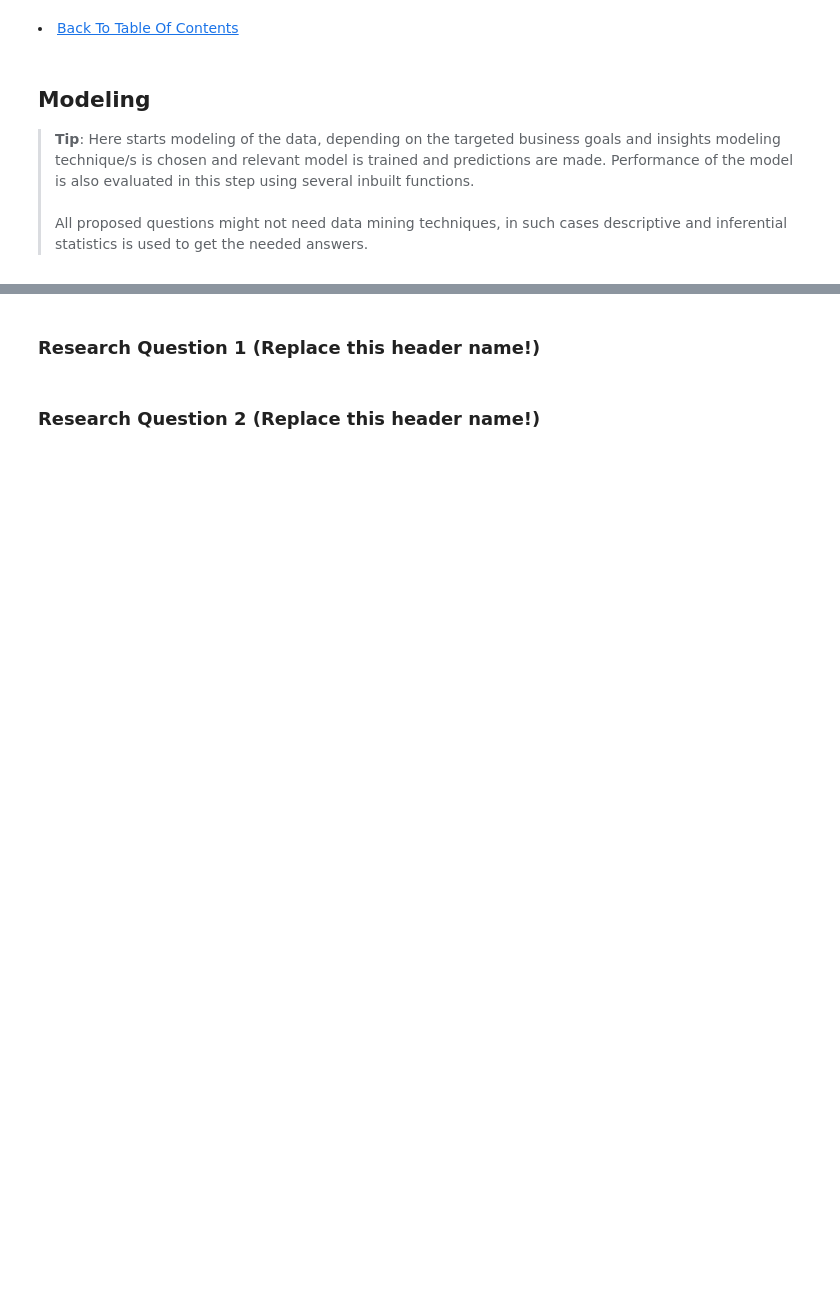
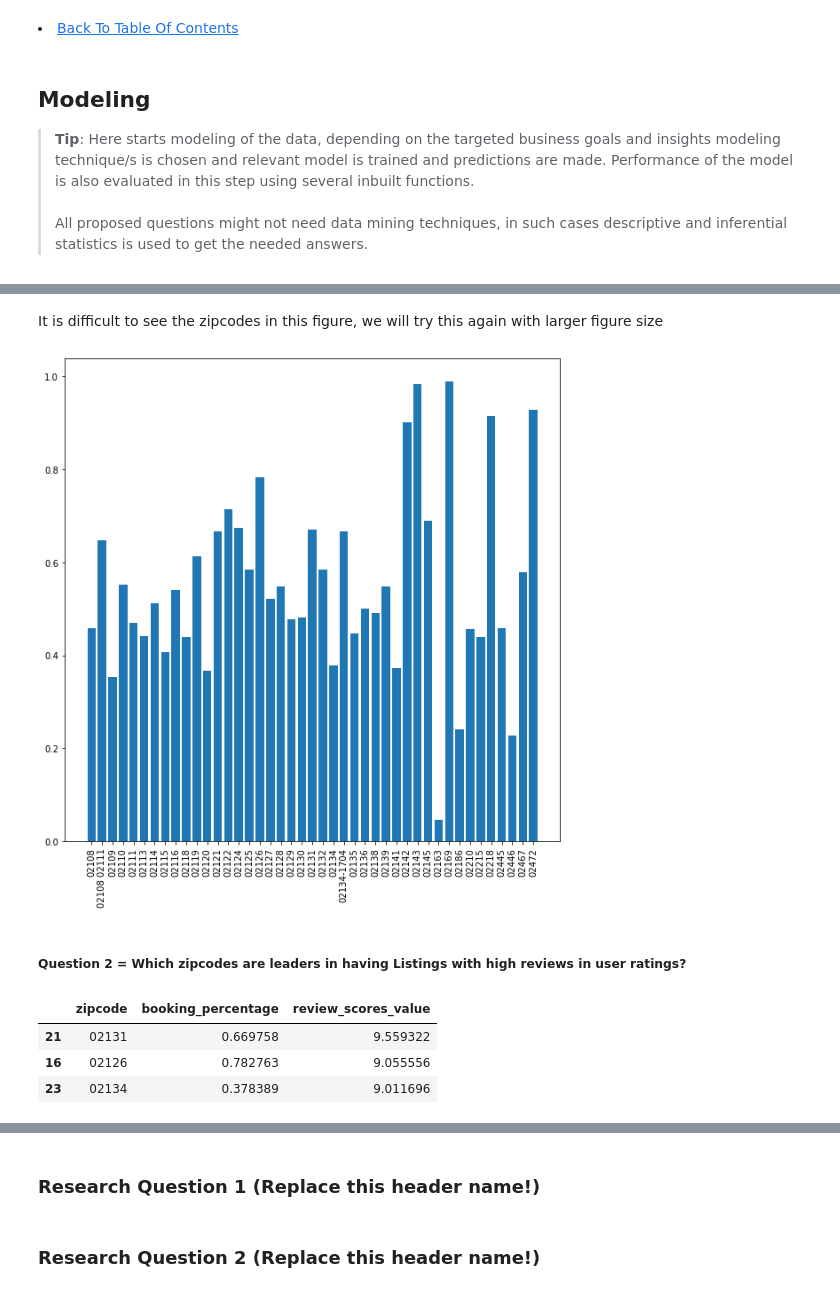
Before and after one commit to sdaphtardar/airbnb_dataset_analysis, a Jupyter notebook: AirBnB_Data_Analysis.ipynb, the cells around one changed output, grey strips where cells are left out. Cells and saved outputs as stored; diff of their text form; code cells hidden in the pictures; blank space fills up the shorter version.

Commit message:
Answer descriptive statistics questions

```diff
--- a/AirBnB_Data_Analysis.ipynb
+++ b/AirBnB_Data_Analysis.ipynb
@@ -2157,0 +2199,18 @@ dtype: int64
+# %% [markdown]
+It is difficult to see the zipcodes  in this figure, we will try this again with larger figure size
+# %%
+from matplotlib.pyplot import figure
+plt.figure(figsize=(10,10))
+plt.bar(df_zipcode_details['zipcode'], df_zipcode_details['booking_percentage'])
+plt.xticks(rotation=90);
+# %% [output]
+[figure, added]
+# %% [markdown]
+##### Question 2 =  Which zipcodes are leaders in having Listings with high reviews in user ratings?
+# %%
+df_zipcode_details.sample(3)
+# %% [output]
+|  | zipcode | booking_percentage | review_scores_value |
+| 21 | 02131 | 0.669758 | 9.559322 |
+| 16 | 02126 | 0.782763 | 9.055556 |
+| 23 | 02134 | 0.378389 | 9.011696 |
```
Also changed, not shown: parts of 37 cells of this notebook.
